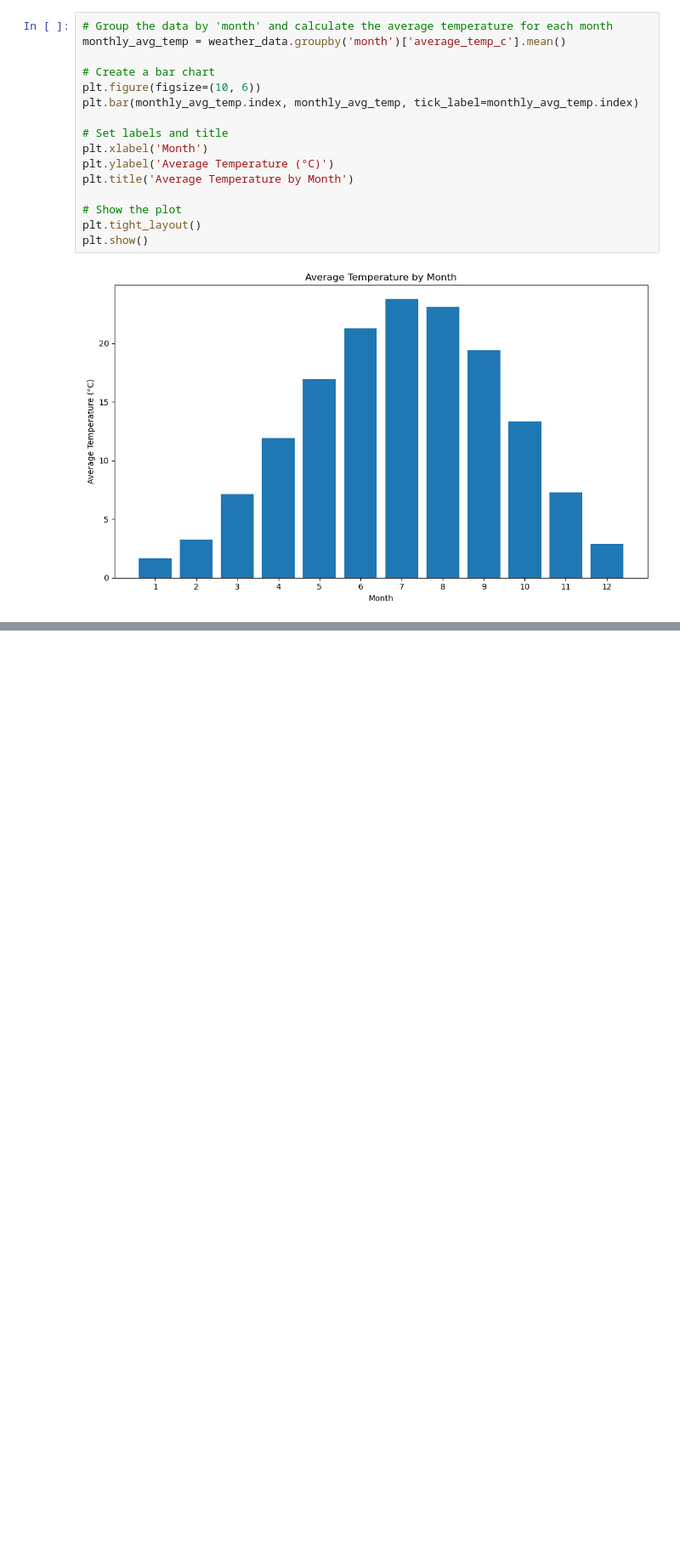
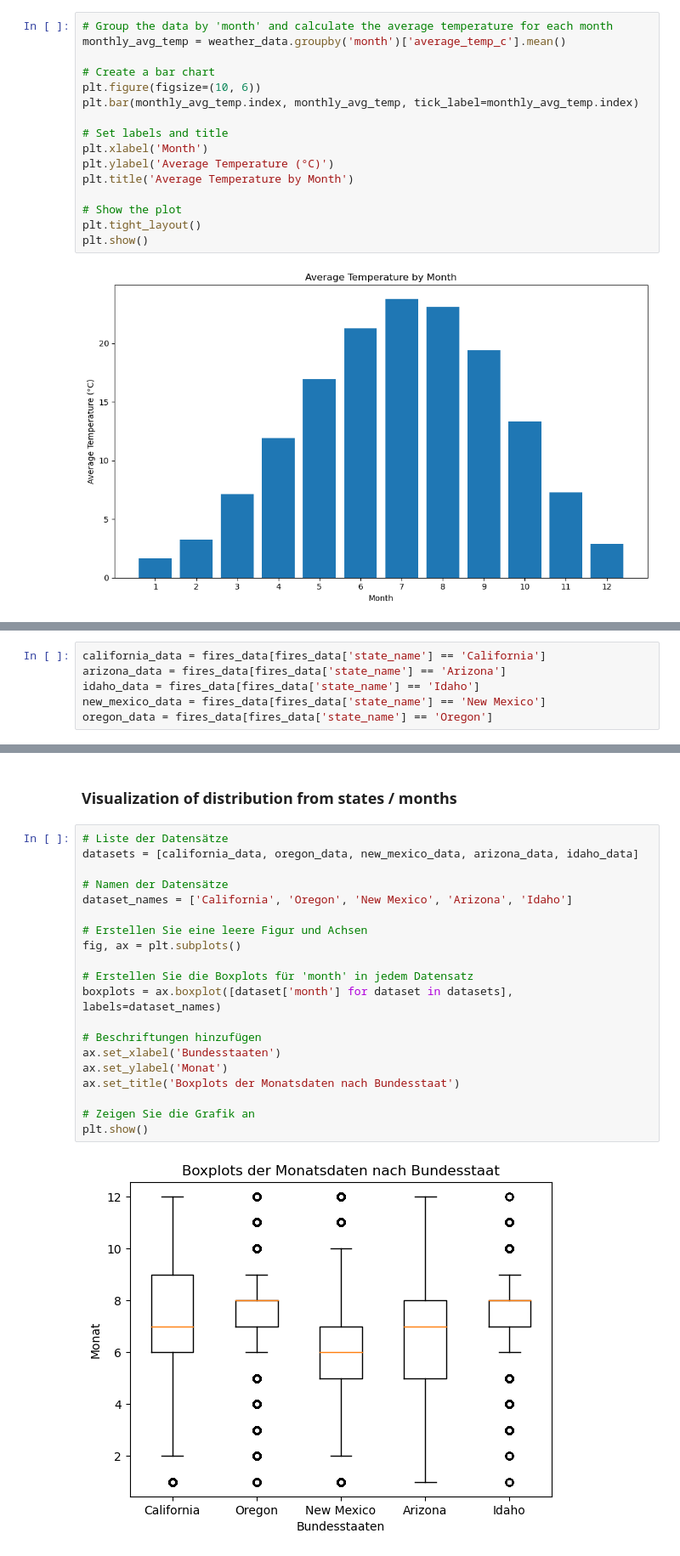
Before and after one commit to Pissane/Capstone_Project, a Jupyter notebook: seasonal_dependence.ipynb, the cells around one changed output, grey strips where cells are left out. Shown at 85% size. Cells and saved outputs as stored; diff of their text form; blank space fills up the shorter version.

```diff
--- a/seasonal_dependence.ipynb
+++ b/seasonal_dependence.ipynb
@@ -111,0 +242,6 @@ plt.show()
+# %%
+california_data = fires_data[fires_data['state_name'] == 'California']
+arizona_data = fires_data[fires_data['state_name'] == 'Arizona']
+idaho_data = fires_data[fires_data['state_name'] == 'Idaho']
+new_mexico_data = fires_data[fires_data['state_name'] == 'New Mexico']
+oregon_data = fires_data[fires_data['state_name'] == 'Oregon']
@@ -111,0 +293,24 @@ plt.show()
+# %% [markdown]
+### Visualization of distribution from states / months
+# %%
+# Liste der Datensätze
+datasets = [california_data, oregon_data, new_mexico_data, arizona_data, idaho_data]
+
+# Namen der Datensätze
+dataset_names = ['California', 'Oregon', 'New Mexico', 'Arizona', 'Idaho']
+
+# Erstellen Sie eine leere Figur und Achsen
+fig, ax = plt.subplots()
+
+# Erstellen Sie die Boxplots für 'month' in jedem Datensatz
+boxplots = ax.boxplot([dataset['month'] for dataset in datasets], labels=dataset_names)
+
+# Beschriftungen hinzufügen
+ax.set_xlabel('Bundesstaaten')
+ax.set_ylabel('Monat')
+ax.set_title('Boxplots der Monatsdaten nach Bundesstaat')
+
+# Zeigen Sie die Grafik an
+plt.show()
+# %% [output]
+[figure, added]
```
Also changed, not shown: parts of 21 cells of this notebook, 1 other file.
